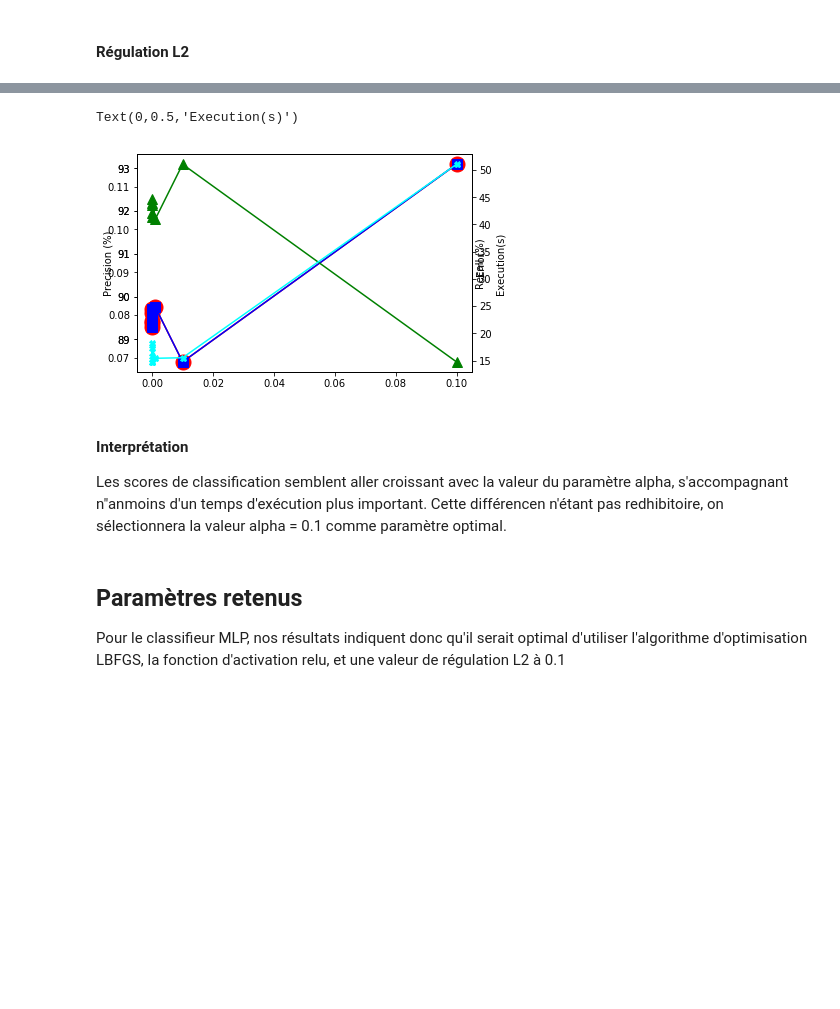
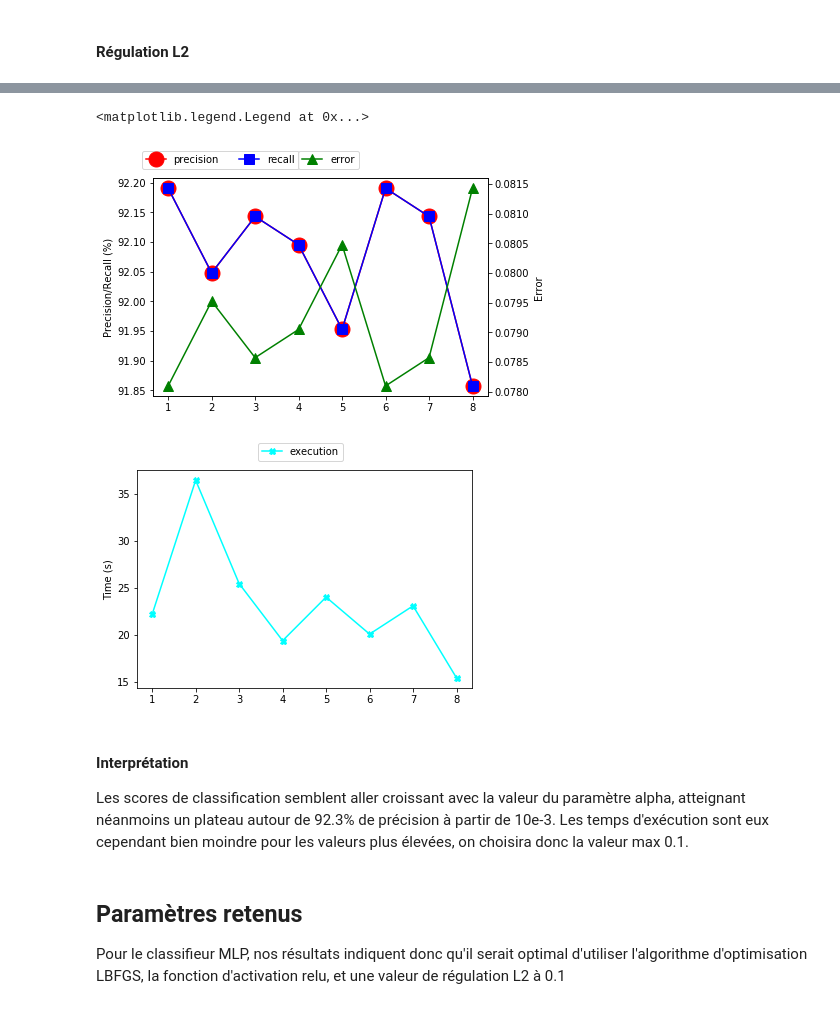
Before and after one commit to NyuB/TP_AP_Sup, a Jupyter notebook: TP2_ANN/TP2_ANN.ipynb, the cells around one changed output, grey strips where cells are left out. Drawn from its saved outputs; the diff is of its cells as text; code cells hidden in the pictures; blank space fills up the shorter version.

```diff
--- a/TP2_ANN/TP2_ANN.ipynb
+++ b/TP2_ANN/TP2_ANN.ipynb
@@ -293,8 +322,8 @@ algo = 'lbfgs'
 function = 'relu'
 alpha_set = [10**(-i) for i in range(8,0,-1)]
 plot = ([],[],[],[],[])
-for alpha in alpha_set:
-    print("Regulation L2 :",alpha)
+for p,alpha in enumerate(alpha_set):
+    print("Regulation L2 :",alpha,end='')
     start = time()#TIMER START
 
     mlp = MLPClassifier(hidden_layer_sizes=neurons, solver = algo, activation = function, alpha = alpha)
@@ -307,9 +336,10 @@ for alpha in alpha_set:
     score = metrics.precision_score(l_test, prediction, average='micro')
     error = metrics.zero_one_loss(l_test, prediction)
 
-    plot[0].append(alpha)
+    plot[0].append(p+1)#logarithmic scale
     plot[1].append(100*score)
     plot[2].append(100*recall)
     plot[3].append(error)
     plot[4].append(duration)
+    print(" | Done")
 # %% [output]
@@ -324,24 +354,30 @@ Regulation L2 : 0.1
 # %%
 fig=plt.figure()
 ax1=fig.add_subplot(111, label="precision")
 ax2=ax1.twinx()
-ax3=ax2.twinx()
-ax4=ax3.twinx()
 
-ax1.plot(plot[0],plot[1],marker='o',ms=15.0,color='r')
-ax1.set_ylabel("Precision (%)")
-ax2.plot(plot[0],plot[2],marker='s',ms=10,color='b')
-ax2.set_ylabel("Recall (%)")
-ax3.plot(plot[0],plot[3],marker='^',ms=10,color='g')
-ax3.set_ylabel("Error")
-ax4.plot(plot[0],plot[4],marker='X',color='cyan')
-ax4.set_ylabel("Execution(s)")
+
+ax1.plot(plot[0],plot[1],marker='o',ms=15.0,color='r', label='precision')
+ax1.plot(plot[0],plot[2],marker='s',ms=10,color='b', label='recall')
+ax2.plot(plot[0],plot[3],marker='^',ms=10,color='g', label='error')
+
+ax1.set_ylabel("Precision/Recall (%)")
+ax2.set_ylabel("Error")
+ax1.legend(ncol = 2, bbox_to_anchor=(0.45,1.15))
+ax2.legend(bbox_to_anchor = (0.63, 1.15))
+
+fig2=plt.figure()
+ax3=fig2.add_subplot(111, label="error")
+ax3.plot(plot[0],plot[4],marker='X',color='cyan',label='execution')
+ax3.set_ylabel("Time (s)")
+ax3.legend(bbox_to_anchor = (0.63, 1.15))
 # %% [output]
-Text(0,0.5,'Execution(s)')
+<matplotlib.legend.Legend at 0x...>
-[figure, old version]
+[figure, new version]
+[figure, added]
 # %% [markdown]
 #### Interprétation
-Les scores de classification semblent aller croissant avec la valeur du paramètre alpha, s'accompagnant n"anmoins d'un temps d'exécution plus important. Cette différencen n'étant pas redhibitoire, on sélectionnera la valeur alpha = 0.1 comme paramètre optimal.
+Les scores de classification semblent aller croissant avec la valeur du paramètre alpha, atteignant néanmoins un plateau autour de 92.3% de précision à partir de 10e-3. Les temps d'exécution sont eux cependant bien moindre pour les valeurs plus élevées, on choisira donc la valeur max 0.1.
 # %% [markdown]
 ## Paramètres retenus
 Pour le classifieur MLP, nos résultats indiquent donc qu'il serait optimal d'utiliser l'algorithme d'optimisation LBFGS, la fonction d'activation relu, et une valeur de régulation L2 à 0.1
```
Also changed, not shown: parts of 16 cells of this notebook, 3 other files.
